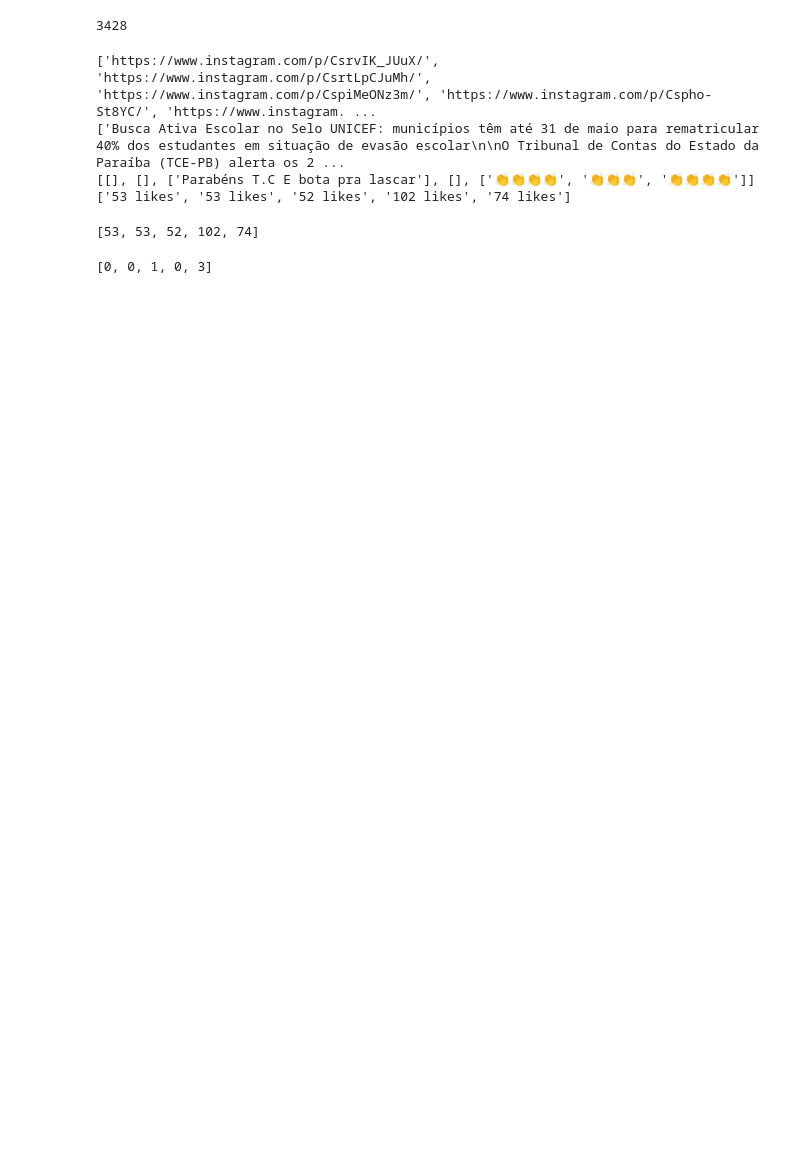
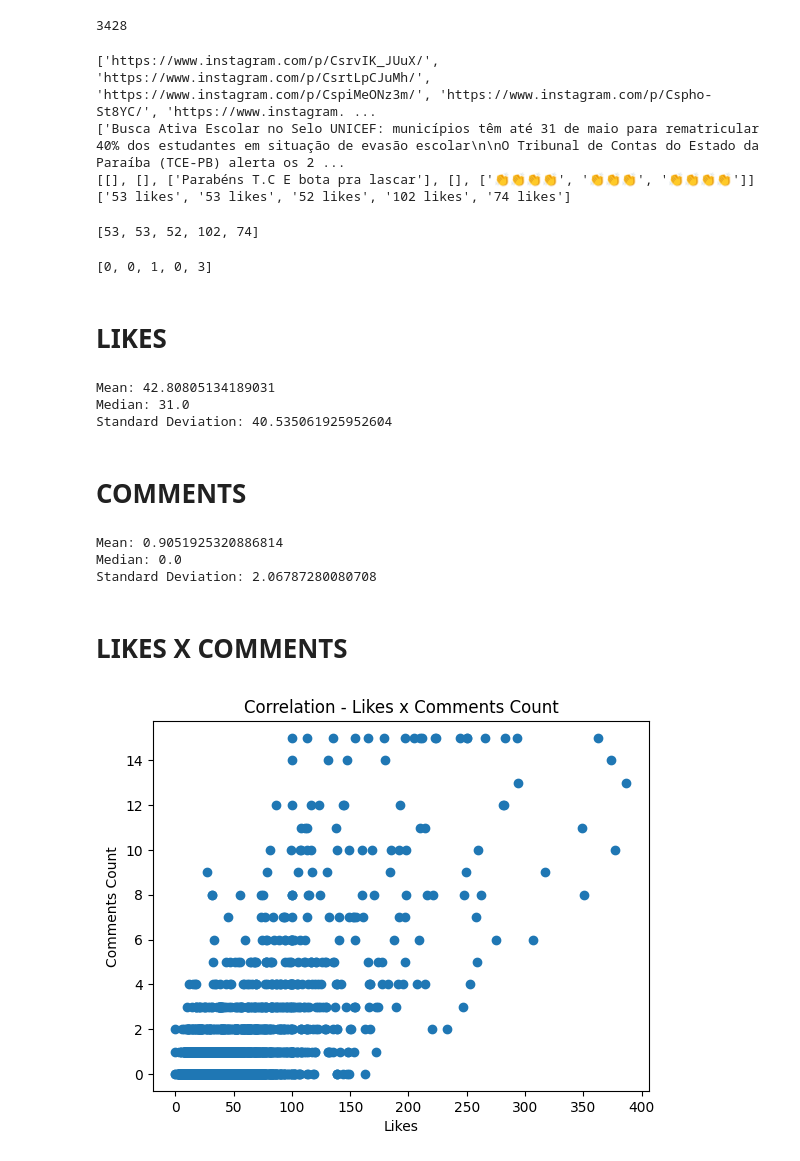
Before and after one commit to mickaelyoshua7674/insta_feed_data, a Jupyter notebook: analyse_data.ipynb, the cells around one changed output. Saved outputs shown, nothing was run; the diff lists cells and outputs as text; code cells hidden in the pictures; blank space fills up the shorter version.

Commit message:
initial analysis

```diff
--- a/analyse_data.ipynb
+++ b/analyse_data.ipynb
@@ -30,3 +30,51 @@ comments_count = [len(c) for c in comments]
 print(comments_count[:5])
 # %% [output]
 [0, 0, 1, 0, 3]
+# %%
+import statistics as st
+from matplotlib import pyplot as plt
+
+def initial_statistics(data: list[float]) -> dict:
+    """Return a dict with the 'Mean', 'Median' and 'Standard Deviation'"""
+    assert len(data) > 1, "The list must have more then one item"
+    return {"Mean": st.mean(data), "Median": st.median(data), "Standard Deviation": st.stdev(data)}
+
+def scatter(x: list[float], y: list[float], title: str="", x_label: str="", y_label: str="") -> None:
+    """Print a Scatter graphic"""
+    assert len(x) > 1, "The 'x' list must have more then one item"
+    assert len(y) > 1, "The 'y' list must have more then one item"
+    assert len(x) == len(y), "Both lists must have the same lenght"
+
+    plt.scatter(x, y)
+    plt.title(title)
+    plt.xlabel(x_label)
+    plt.ylabel(y_label)
+    plt.show()
+# %% [markdown]
+# LIKES
+# %%
+likes_stats = initial_statistics(likes)
+print(f"Mean: {likes_stats['Mean']}")
+print(f"Median: {likes_stats['Median']}")
+print(f"Standard Deviation: {likes_stats['Standard Deviation']}")
+# %% [output]
+Mean: 42.80805134189031
+Median: 31.0
+Standard Deviation: 40.535061925952604
+# %% [markdown]
+# COMMENTS
+# %%
+comments_stats = initial_statistics(comments_count)
+print(f"Mean: {comments_stats['Mean']}")
+print(f"Median: {comments_stats['Median']}")
+print(f"Standard Deviation: {comments_stats['Standard Deviation']}")
+# %% [output]
+Mean: 0.9051925320886814
+Median: 0.0
+Standard Deviation: 2.06787280080708
+# %% [markdown]
+# LIKES X COMMENTS
+# %%
+scatter(x=likes, y=comments_count, title="Correlation - Likes x Comments Count", x_label="Likes", y_label="Comments Count")
+# %% [output]
+[figure, added]
```
